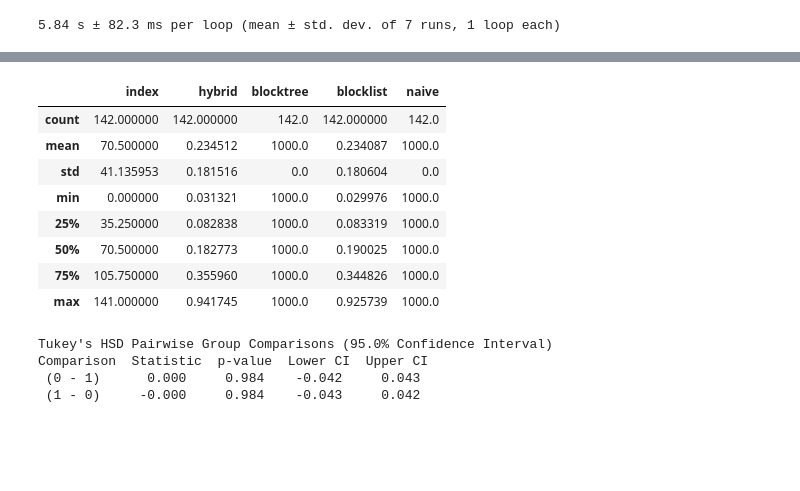
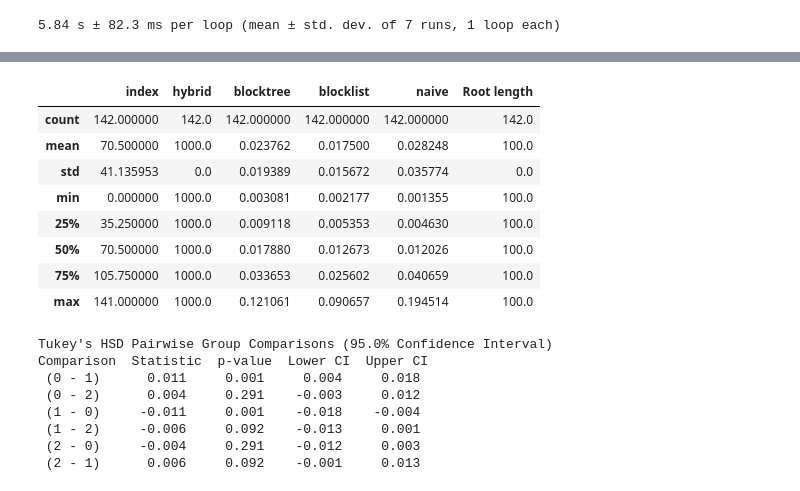
Before and after one commit to nimrodSerokTAU/evo-sim, a Jupyter notebook: benchmark/empirical_trees.ipynb, the cells around one changed output, grey strips where cells are left out. Saved outputs shown, nothing was run; the diff lists cells and outputs as text; code cells hidden in the pictures; blank space fills up the shorter version.

```diff
--- a/benchmark/empirical_trees.ipynb
+++ b/benchmark/empirical_trees.ipynb
@@ -146,0 +130,29 @@ times_df
+# %%
+times_df_100 = pd.read_csv("all_methods_comparison_100.csv", index_col=0)
+times_df_100["Root length"] = 100
+times_df_500 = pd.read_csv("all_methods_comparison_500.csv", index_col=0)
+times_df_500["Root length"] = 500
+times_df_1000 = pd.read_csv("all_methods_comparison_1000.csv", index_col=0)
+times_df_1000["Root length"] = 1000
+
+times_df = pd.concat([times_df_100, times_df_500, times_df_1000])
+
+list_of_rows = []
+for idx, row in times_df.iterrows():
+    list_of_rows.append({
+        "Root length": row["Root length"],
+        "Score type": 'blocklist',
+        "Time": row['blocklist']
+    })
+    list_of_rows.append({
+        "Root length": row["Root length"],
+        "Score type": 'blocktree',
+        "Time": row['blocktree']
+    })
+    list_of_rows.append({
+        "Root length": row["Root length"],
+        "Score type": 'naive',
+        "Time": row['naive']
+    })
+
+df_scores = pd.DataFrame(list_of_rows)
@@ -171,26 +194,30 @@ times_df
 # %%
-times_df.describe()
+times_df_100.describe()
 # %% [output]
-|  | index | hybrid | blocktree | blocklist | naive |
-| count | 142.000000 | 142.000000 | 142.0 | 142.000000 | 142.0 |
-| mean | 70.500000 | 0.234512 | 1000.0 | 0.234087 | 1000.0 |
-| std | 41.135953 | 0.181516 | 0.0 | 0.180604 | 0.0 |
-| min | 0.000000 | 0.031321 | 1000.0 | 0.029976 | 1000.0 |
-| 25% | 35.250000 | 0.082838 | 1000.0 | 0.083319 | 1000.0 |
-| 50% | 70.500000 | 0.182773 | 1000.0 | 0.190025 | 1000.0 |
-| 75% | 105.750000 | 0.355960 | 1000.0 | 0.344826 | 1000.0 |
-| max | 141.000000 | 0.941745 | 1000.0 | 0.925739 | 1000.0 |
+|  | index | hybrid | blocktree | blocklist | naive | Root length |
+| count | 142.000000 | 142.0 | 142.000000 | 142.000000 | 142.000000 | 142.0 |
+| mean | 70.500000 | 1000.0 | 0.023762 | 0.017500 | 0.028248 | 100.0 |
+| std | 41.135953 | 0.0 | 0.019389 | 0.015672 | 0.035774 | 0.0 |
+| min | 0.000000 | 1000.0 | 0.003081 | 0.002177 | 0.001355 | 100.0 |
+| 25% | 35.250000 | 1000.0 | 0.009118 | 0.005353 | 0.004630 | 100.0 |
+| 50% | 70.500000 | 1000.0 | 0.017880 | 0.012673 | 0.012026 | 100.0 |
+| 75% | 105.750000 | 1000.0 | 0.033653 | 0.025602 | 0.040659 | 100.0 |
+| max | 141.000000 | 1000.0 | 0.121061 | 0.090657 | 0.194514 | 100.0 |
 # %%
 # stats.f_oneway(times_df["naive"], times_df["blocktree"], times_df["blocklist"], times_df["hybrid"])
-# stats.f_oneway(times_df["blocktree"], times_df["blocklist"], times_df["hybrid"])
+# stats.f_oneway(times_df_100["blocktree"], times_df_100["blocklist"], times_df_100["naive"])
 
-tuk = stats.tukey_hsd(times_df["hybrid"], times_df["blocklist"])
+tuk = stats.tukey_hsd(times_df_100["naive"], times_df_100["blocklist"], times_df_100["blocktree"])
 print(tuk)
 # %% [output]
 Tukey's HSD Pairwise Group Comparisons (95.0% Confidence Interval)
 Comparison  Statistic  p-value  Lower CI  Upper CI
- (0 - 1)      0.000     0.984    -0.042     0.043
- (1 - 0)     -0.000     0.984    -0.043     0.042
+ (0 - 1)      0.011     0.001     0.004     0.018
+ (0 - 2)      0.004     0.291    -0.003     0.012
+ (1 - 0)     -0.011     0.001    -0.018    -0.004
+ (1 - 2)     -0.006     0.092    -0.013     0.001
+ (2 - 0)     -0.004     0.291    -0.012     0.003
+ (2 - 1)      0.006     0.092    -0.001     0.013
 # %%
 
 # ax = times_df.plot.scatter(x="index", y=time_labels[1], label=time_labels[1], figsize=(20, 10), s=40)
```
Also changed, not shown: parts of 13 cells of this notebook, 5 other files.
